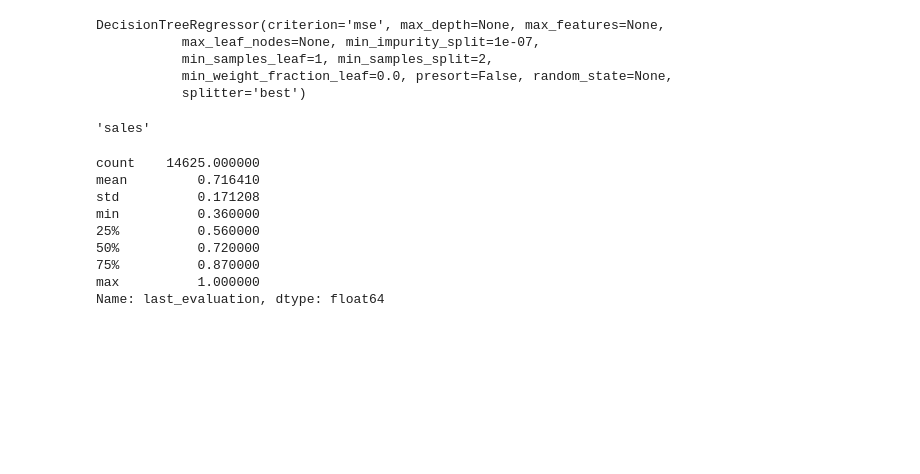
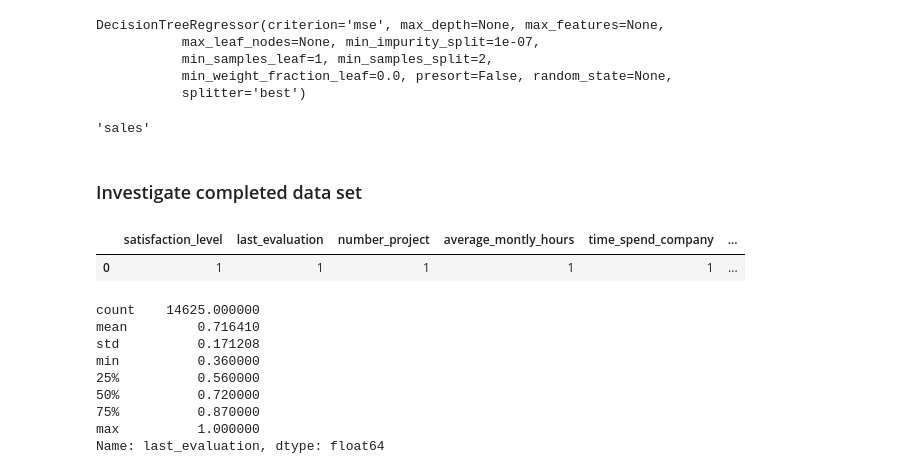
Before and after one commit to andirs/impyte, a Jupyter notebook: sandbox.ipynb, the cells around one changed output. Cells and saved outputs as stored; diff of their text form; code cells hidden in the pictures; blank space fills up the shorter version.

```diff
--- a/sandbox.ipynb
+++ b/sandbox.ipynb
@@ -381,7 +409,6 @@ reload(impyte)
 imputer = impyte.Impyter()
 imputer.load_data(data)
 _ = imputer.pattern()
-#imputer.one_hot_encode() #error: ValueError: labels ['sales'] not contained in axis
-imputer.impute(classifier='dt', one_hot_encode=True, auto_scale=True)
+complete_df = imputer.impute(classifier='dt')
 # %% [output]
 Label: sales     Fitting DecisionTreeClassifier
@@ -422,6 +453,15 @@ DecisionTreeRegressor(criterion='mse', max_depth=None, max_features=None,
 imputer.model_log[1].get_feature_name()
 # %% [output]
 'sales'
+# %% [markdown]
+### Investigate completed data set
+# %%
+imp = impyte.Impyter(complete_df)
+# %%
+imp.pattern()
+# %% [output]
+|  | satisfaction_level | last_evaluation | number_project | average_montly_hours | time_spend_company | ... |
+| 0 | 1 | 1 | 1 | 1 | 1 | ... |
 # %%
 data['last_evaluation'].describe()
 # %% [output]
```
Also changed, not shown: parts of 17 cells of this notebook, 1 other file.
